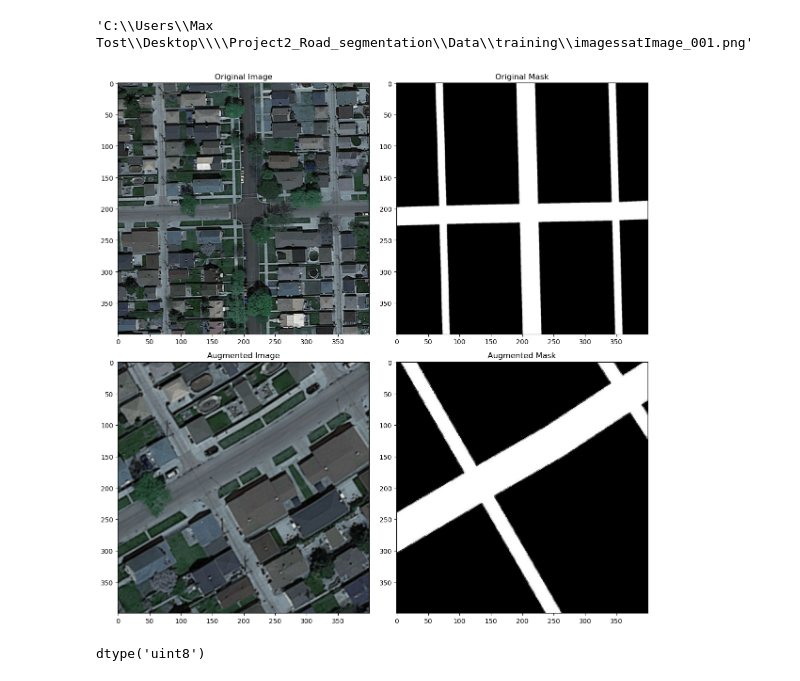
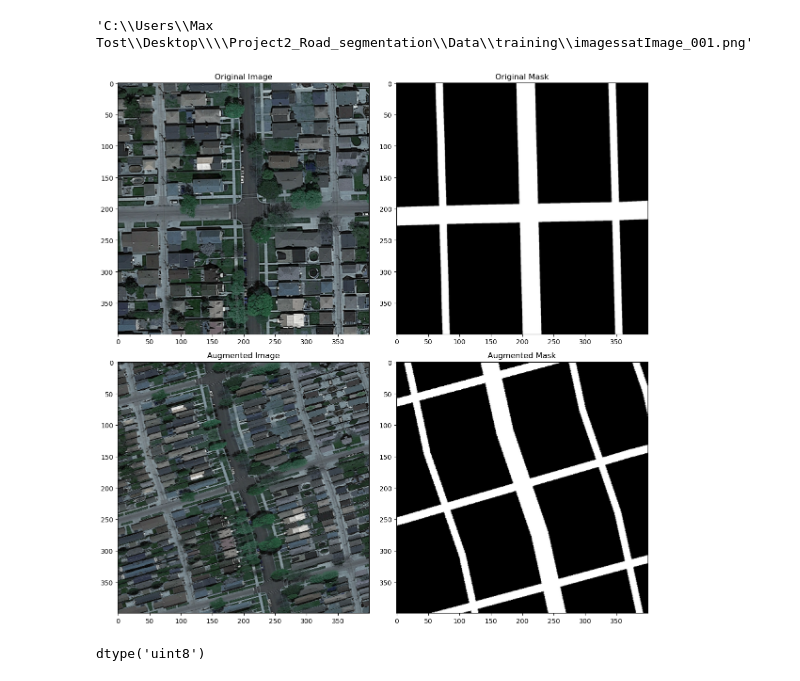
Before and after one commit to CS-433/ml-project-2-overfitters-anonymous-1, a Jupyter notebook: Data_Augmentation/Data_Augmentation.ipynb, the cells around one changed output. Saved outputs shown, nothing was run; the diff lists cells and outputs as text; code cells hidden in the pictures.

Commit message:
Changed scale to not zoom as close and increased rotation to 180 degrees

```diff
--- a/Data_Augmentation/Data_Augmentation.ipynb
+++ b/Data_Augmentation/Data_Augmentation.ipynb
@@ -47,8 +47,7 @@ def augment_image_and_mask(image, mask, scale_limits):
     aug_pipeline = A.Compose([
         A.RandomBrightnessContrast(p=0.2),          # Adjust brightness/contrast
         A.HorizontalFlip(),
-        A.ShiftScaleRotate(shift_limit=1,        # Random shift/scale/rotate
-                           scale_limit=scale_limits, p=1)
+        A.ShiftScaleRotate(scale_limit=scale_limits, rotate_limit=180, p=1)
     ], additional_targets={'mask': 'mask'})         # Ensure mask is augmented
 
     # Apply augmentations
@@ -102,19 +101,19 @@ for image_dir, mask_dir in zip(images_dirs, mask_dirs):
 # %%
 # Load your image and mask
 image = cv2.imread('C:\\Users\\Max Tost\\Desktop\\\Project2_Road_segmentation\\Data\\training\\images\\satImage_001.png')
 mask = cv2.imread(r'C:\Users\Max Tost\Desktop\Project2_Road_segmentation\Data\training\groundtruth\satImage_001.png', cv2.IMREAD_GRAYSCALE)
 
 # Ensure both image and mask are in expected formats
 # image = cv2.cvtColor(image, cv2.COLOR_BGR2RGB)  # Convert BGR to RGB for visualization
 # mask = mask.astype(np.uint8)                   # Ensure mask is uint8
 
 # Apply augmentations
-augmented_image, augmented_mask = augment_image_and_mask(image, mask,(0.3, 3))
+augmented_image, augmented_mask = augment_image_and_mask(image, mask,(-0.8, 0.1))
 
 # Visualize results
 visualize(image, mask, augmented_image, augmented_mask)
 # %% [output]
-[figure, old version]
+[figure, new version]
 # %%
 image.dtype
 # %% [output]
```
Also changed, not shown: parts of 1 cell of this notebook.
